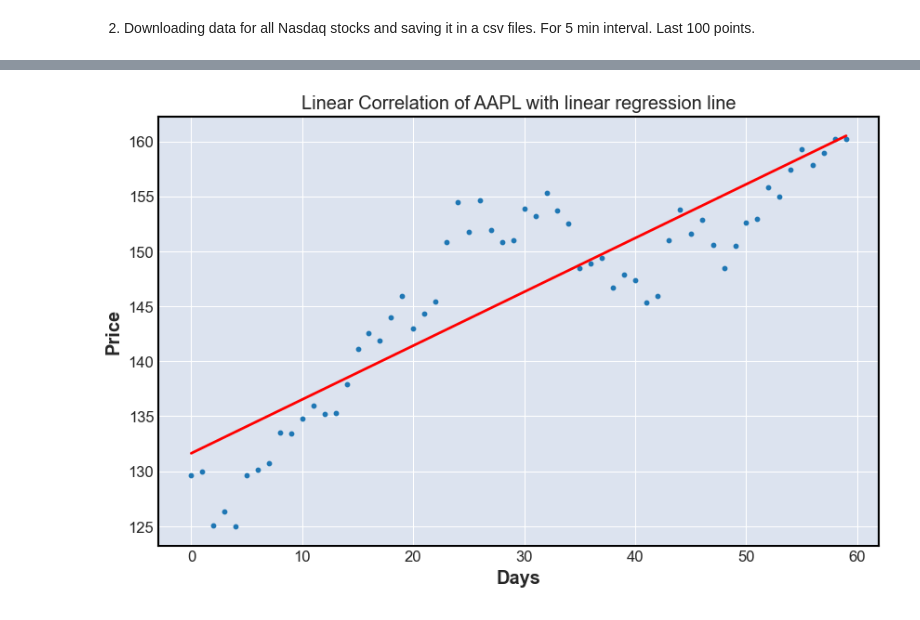
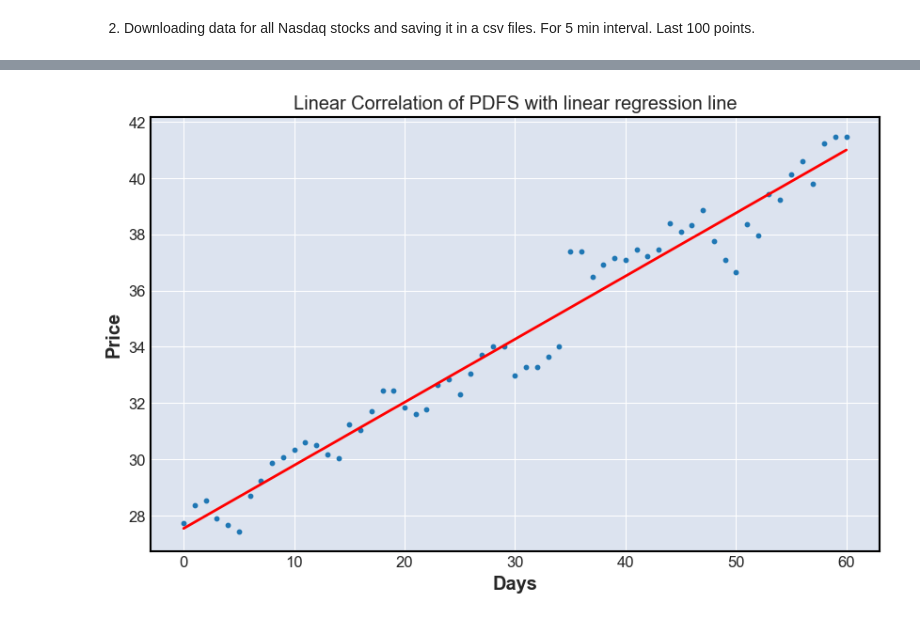
Before and after one commit to Folongton/Stock-Analysis, a Jupyter notebook: P1-Indicators-Chart-Analysis/P1-Chart-Analysis.ipynb, the cells around one changed output, grey strips where cells are left out. Saved outputs shown, nothing was run; the diff lists cells and outputs as text; code cells hidden in the pictures.

```diff
--- a/P1-Indicators-Chart-Analysis/P1-Chart-Analysis.ipynb
+++ b/P1-Indicators-Chart-Analysis/P1-Chart-Analysis.ipynb
@@ -508,5 +504,0 @@ from sklearn.linear_model import LinearRegression
-# %%
-df = pd.read_csv(r'..\P1-Indicators-Chart-Analysis\Data\DailyAll-NASDAQ-100days\AAPL-daily-100days.csv', index_col=0,parse_dates=True)
-df.index.rename('Date', inplace=True)
-df = df.iloc[:60,:] # 60 days of data
-df = df[['4. close']].iloc[::-1] # only close price for measuring linear correlation.
@@ -513,5 +510,5 @@ df = df[['4. close']].iloc[::-1] # only close price for measuring linear correla
 # %%
-def aggregate_close_price(directory, days=60):
+def aggregate_close_price(directory):
     '''
     This function takes all the csv files in the directory and aggregates them into one dataframe.
     directory: The directory where the data is stored.
@@ -521,26 +518,40 @@ def aggregate_close_price(directory, days=60):
     for file in os.listdir(directory):
         if file.endswith('.csv'):
             df = pd.read_csv(os.path.join(directory, file), index_col=0, parse_dates=True)
-            df = df.iloc[:days,:]
+
+            start_date = datetime.now() - timedelta(days=90)
+            start_date = start_date.strftime('%Y-%m-%d')
+            df = df.loc[start_date:]
             df = df[['4. close']].iloc[::-1]
-            df.columns = [file.split('-')[0]]
-            df_agg = pd.concat([df_agg, df], axis=1)
+
+            if df.empty:
+                continue
+            elif df['4. close'].isna().sum() > 0.9*len(df):
+                continue
+            elif df['4. close'].nunique() == 1:
+                continue
+            else:
+                df.columns = [file.split('-')[0]]
+                df_agg = pd.concat([df_agg, df], axis=1)
+
     return df_agg
 # %%
 df_for_plot = aggregate_close_price(r'..\P1-Indicators-Chart-Analysis\Data\DailyAll-NASDAQ-100days')
 # %%
 def plot_correlation(series):
     series = series.fillna(method='ffill')
-    X = series.values.reshape(-1,1)
-    y = series.reset_index().index.values.reshape(-1,1)
+    series = series.fillna(method='backfill')
+
+    X = series.reset_index().index.values.reshape(-1,1) # 60 days of data in exact same interval - 1 day.
+    y = series.values.reshape(-1,1) # prices
+
+    model = LinearRegression()
+    model.fit(X, y)
 
     plt.figure(figsize=(10,6))
-    plt.scatter(y, X, s=10)
 
-    model = LinearRegression()
-    model.fit(np.array(y).reshape(-1,1), X)
-
-    plt.plot(y, model.predict(np.array(y).reshape(-1,1)), color='r')
+    plt.scatter(X, y, s=10)
+    plt.plot(model.predict(X), color='r')
 
     plt.xlabel('Days')
     plt.ylabel('Price')
@@ -549,4 +588,4 @@ def plot_correlation(series):
 # %%
-plot_correlation(df_for_plot['AAPL'])
+plot_correlation(df_for_plot['PDFS'])
 # %% [output]
-[figure, old version]
+[figure, new version]
```
Also changed, not shown: parts of 16 cells of this notebook, 1 other file.
